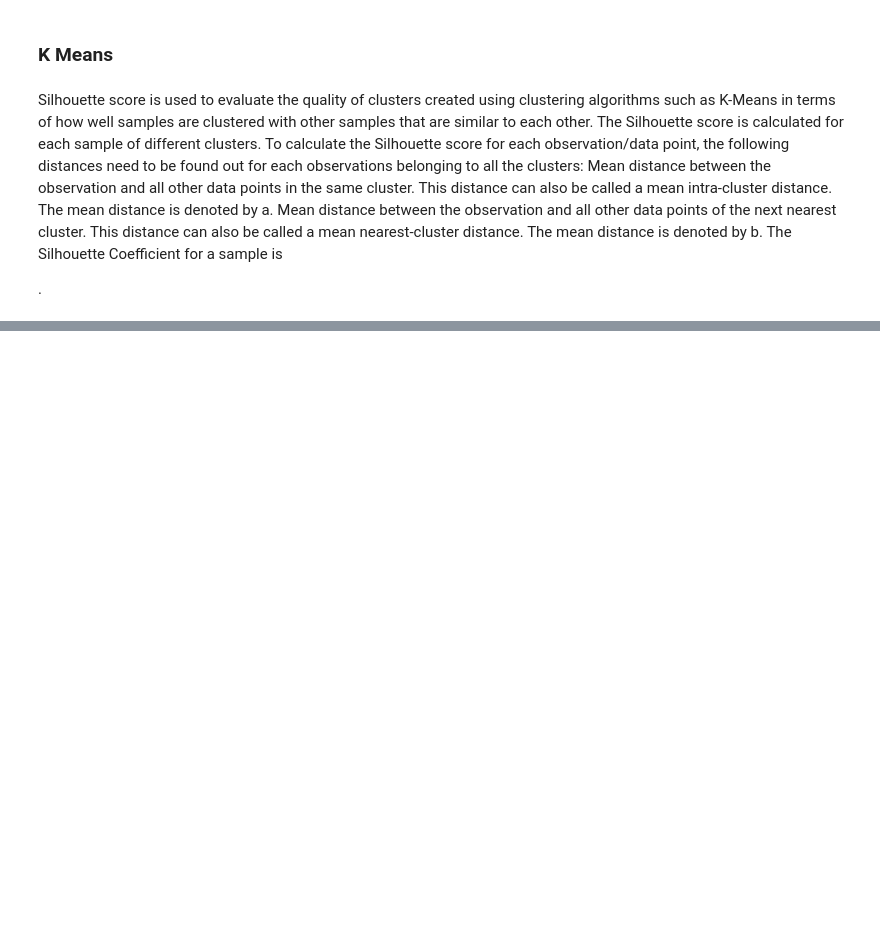
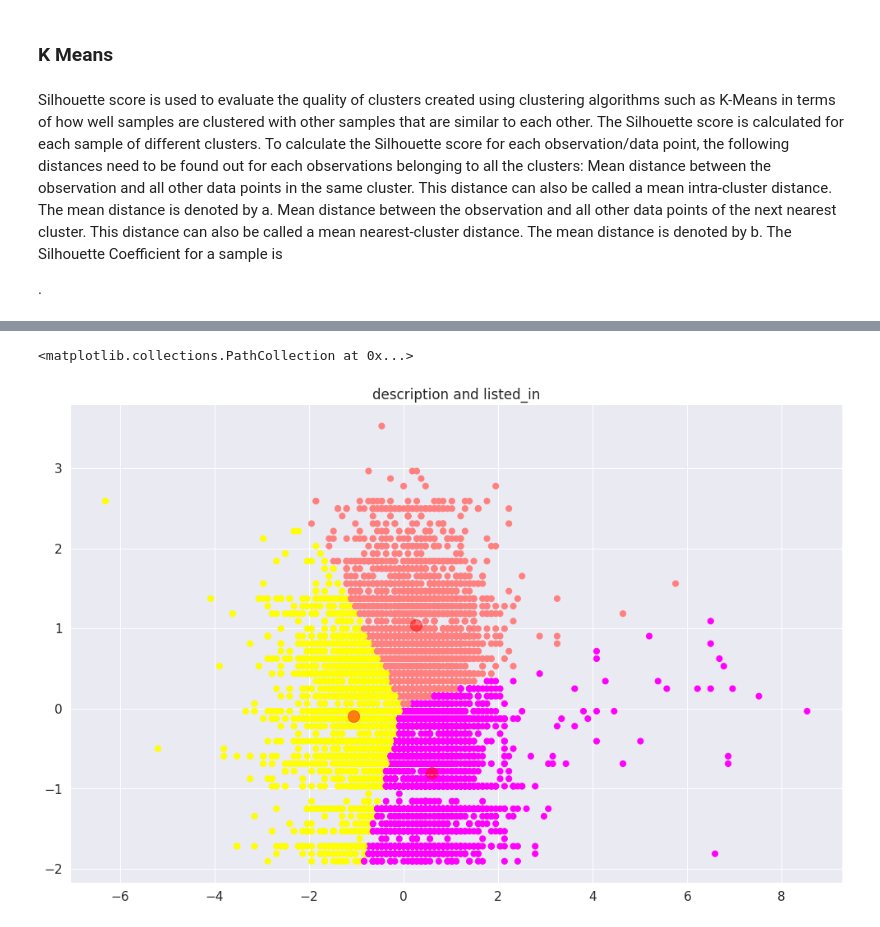
Before and after one commit to Animesh227/Netflix-Movies-and-TV-Shows-Clustering, a Jupyter notebook: NETFLIX_MOVIES_AND_TV_SHOWS_CLUSTERING_Animesh_Chakraborty.ipynb, the cells around one changed output, grey strips where cells are left out. Drawn from its saved outputs; the diff is of its cells as text; code cells hidden in the pictures; blank space fills up the shorter version.

```diff
--- a/NETFLIX_MOVIES_AND_TV_SHOWS_CLUSTERING_Animesh_Chakraborty.ipynb
+++ b/NETFLIX_MOVIES_AND_TV_SHOWS_CLUSTERING_Animesh_Chakraborty.ipynb
@@ -861,0 +914,11 @@ NameError: ignored
+# %%
+# Plot the graph for the description and listed_in for Number of Clusters 3
+plt.figure(figsize=(15,10))
+plt.title('description and listed_in')
+plt.scatter(X[:, 0], X[:, 1], c=y_kmeans, s=50, cmap='spring')
+
+centers = kmeans.cluster_centers_
+plt.scatter(centers[:, 0], centers[:, 1], c='red', s=200, alpha=0.5)
+# %% [output]
+<matplotlib.collections.PathCollection at 0x...>
+[figure, added]
```
Also changed, not shown: parts of 4 cells of this notebook.
